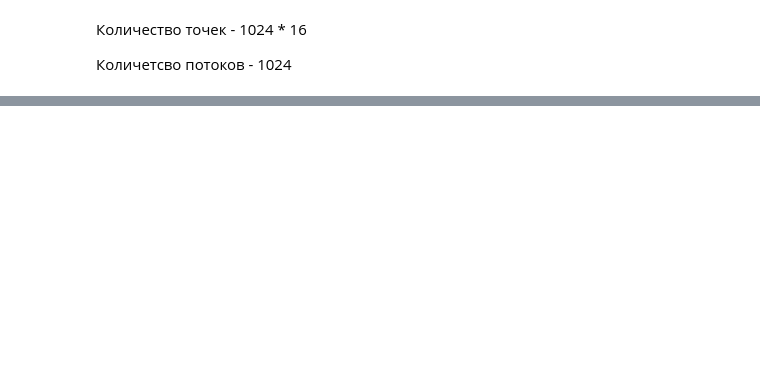
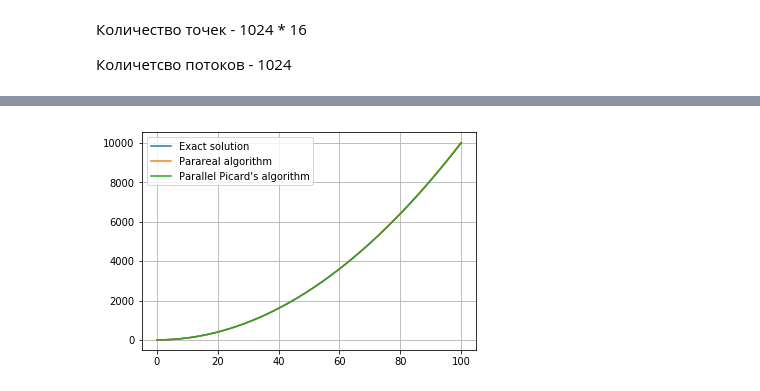
Before and after one commit to edadasko/ODE_MetalSolver, a Jupyter notebook: result_plots.ipynb, the cells around one changed output, grey strips where cells are left out. Cells and saved outputs as stored; diff of their text form; code cells hidden in the pictures; blank space fills up the shorter version.

```diff
--- a/result_plots.ipynb
+++ b/result_plots.ipynb
@@ -31,0 +31,19 @@ plt.show()
+# %%
+x_values = np.linspace(0, 100, 1024 * 16)
+plt.plot(x_values, [1 + x * x for x in x_values], label = "Exact solution")
+parareal_data1 = []
+picards_data1 = []
+
+with open('plots_data/parareal2', 'r') as f:
+    parareal_data1 = list(map(float,f.read().split(', ')))
+
+with open('plots_data/picards2', 'r') as f:
+    picards_data1 = list(map(float,f.read().split(', ')))
+
+plt.plot(x_values, parareal_data1, label="Parareal algorithm")
+plt.plot(x_values, picards_data1, label="Parallel Picard's algorithm")
+plt.grid(True)
+plt.legend()
+plt.show()
+# %% [output]
+[figure, added]
```
Also changed, not shown: parts of 3 cells of this notebook, 4 other files.
